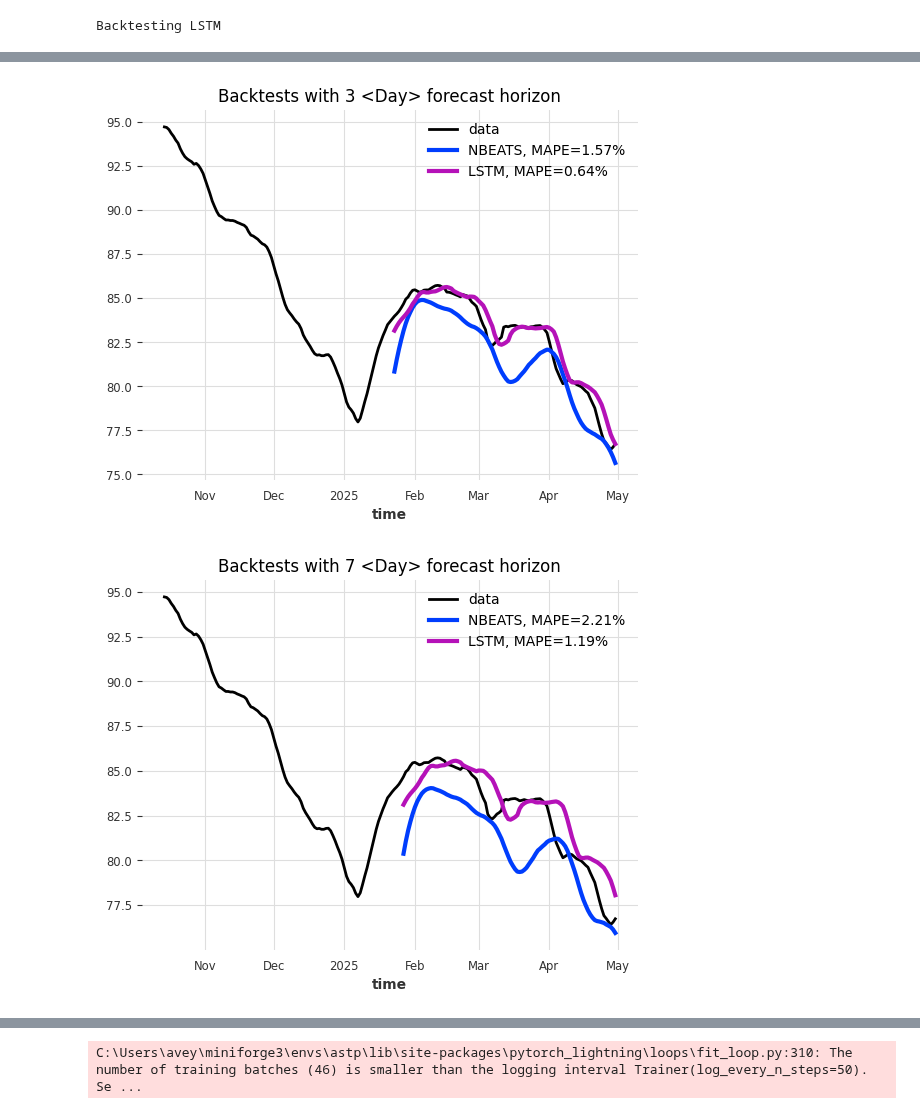
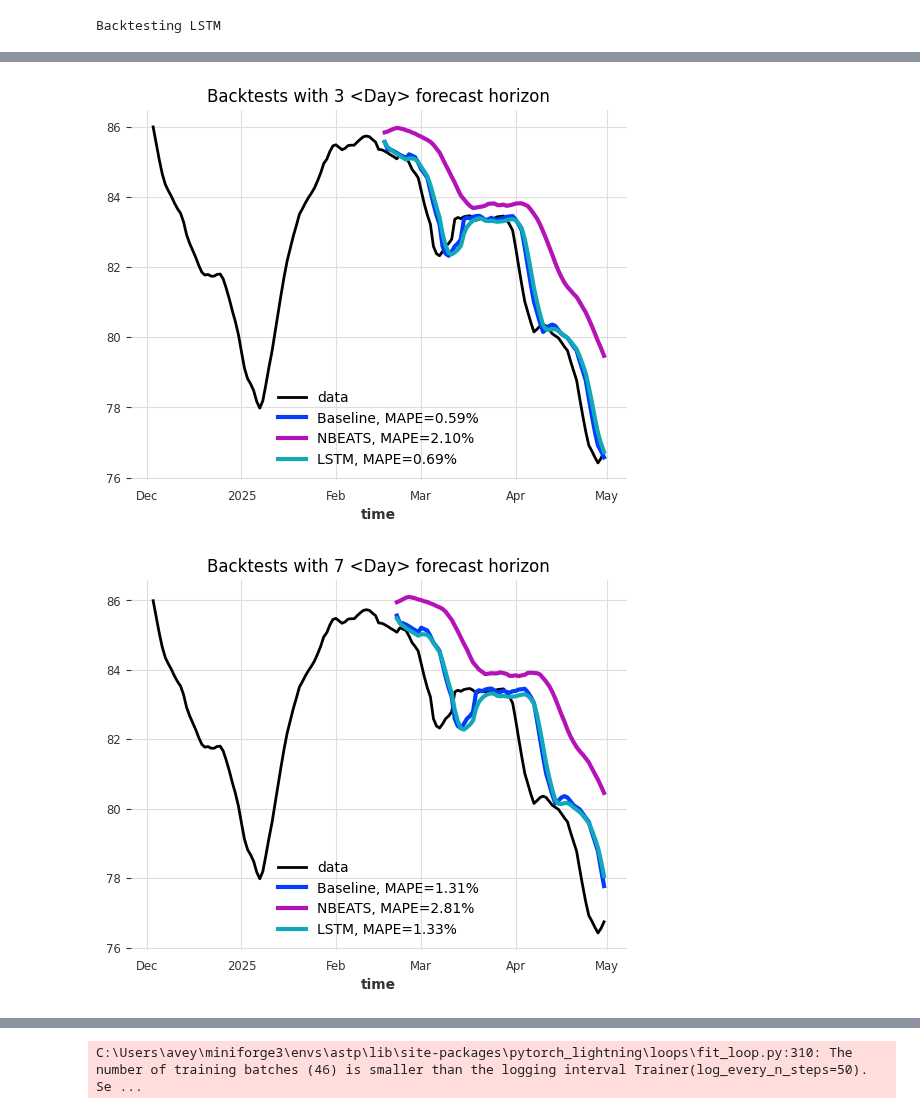
Before and after one commit to GothamAnalytics-7/ASTP, a Jupyter notebook: notebooks/ASTP_Parte2_NNModels.ipynb, the cells around one changed output, grey strips where cells are left out. Cells and saved outputs as stored; diff of their text form; code cells hidden in the pictures.

Commit message:
adiciona modelo baseline para comparar e compara melhores modelos familia RNN

```diff
--- a/notebooks/ASTP_Parte2_NNModels.ipynb
+++ b/notebooks/ASTP_Parte2_NNModels.ipynb
@@ -272,18 +276,33 @@ plt.show()
+# %%
+base_model = NaiveSeasonal(K=1)
+# %%
+base_model.model_name = "Baseline"
 # %%
-def backtest_models(series: TimeSeries, models: list, horizons: list=[1, 3, 7], points_to_test: int=100, verbose=True):
+def backtest_models(series: TimeSeries, models: list, horizons: list=[1, 3, 7], points_to_test: int=100, verbose=True, retrain=False, baseline=base_model):
     backtest_results = dict()
+    if baseline:
+        models = [baseline, *models]
     for horizon in sorted(horizons):
         print(f"Backtesting {horizon} {series.freq} horizon")
         backtests = []
         for model in models:
-            print(f"Backtesting {model.model_name}")
-            backtest = model.historical_forecasts(
-                transformer.transform(series),
-                start=len(series) - points_to_test,
-                forecast_horizon=horizon,
-                retrain=False,
-                verbose=verbose,
-            )
+            if model.model_name == "Baseline":
+                backtest = model.historical_forecasts(
+                    transformer.transform(series),
+                    start=len(series) - points_to_test,
+                    forecast_horizon=horizon,
+                    retrain=True,
+                    verbose=False,
+                )
+            else:
+                print(f"Backtesting {model.model_name}")
+                backtest = model.historical_forecasts(
+                    transformer.transform(series),
+                    start=len(series) - points_to_test,
+                    forecast_horizon=horizon,
+                    retrain=retrain,
+                    verbose=verbose,
+                )
             backtest = transformer.inverse_transform(backtest)
             backtests.append(backtest)
         backtest_results[horizon] = {str(model.model_name): (backtests[i], mape(series, backtests[i])) for i, model in enumerate(models)}
@@ -300,7 +319,7 @@ def plot_backtest_results(series: TimeSeries, backtest_results: dict, points_to_
 # %%
 models = [nbeats_model, lstm_model]
 # %%
-results = backtest_models(series, models=models)
+results = backtest_models(series[test.time_index], models=models, points_to_test=75)
 # %% [output]
 Backtesting 1 <Day> horizon
 Backtesting NBEATS
@@ -312,5 +331,5 @@ Backtesting 7 <Day> horizon
 Backtesting NBEATS
 Backtesting LSTM
 # %%
-plot_backtest_results(series, results)
+plot_backtest_results(series[test.time_index], results, points_to_test=75)
 # %% [output]
@@ -318,5 +337,5 @@ plot_backtest_results(series, results)
-[figure, old version]
+[figure, new version]
-[figure, old version]
+[figure, new version]
 # %%
 import optuna
 # %%
```
Also changed, not shown: parts of 17 cells of this notebook, 2 other files.
